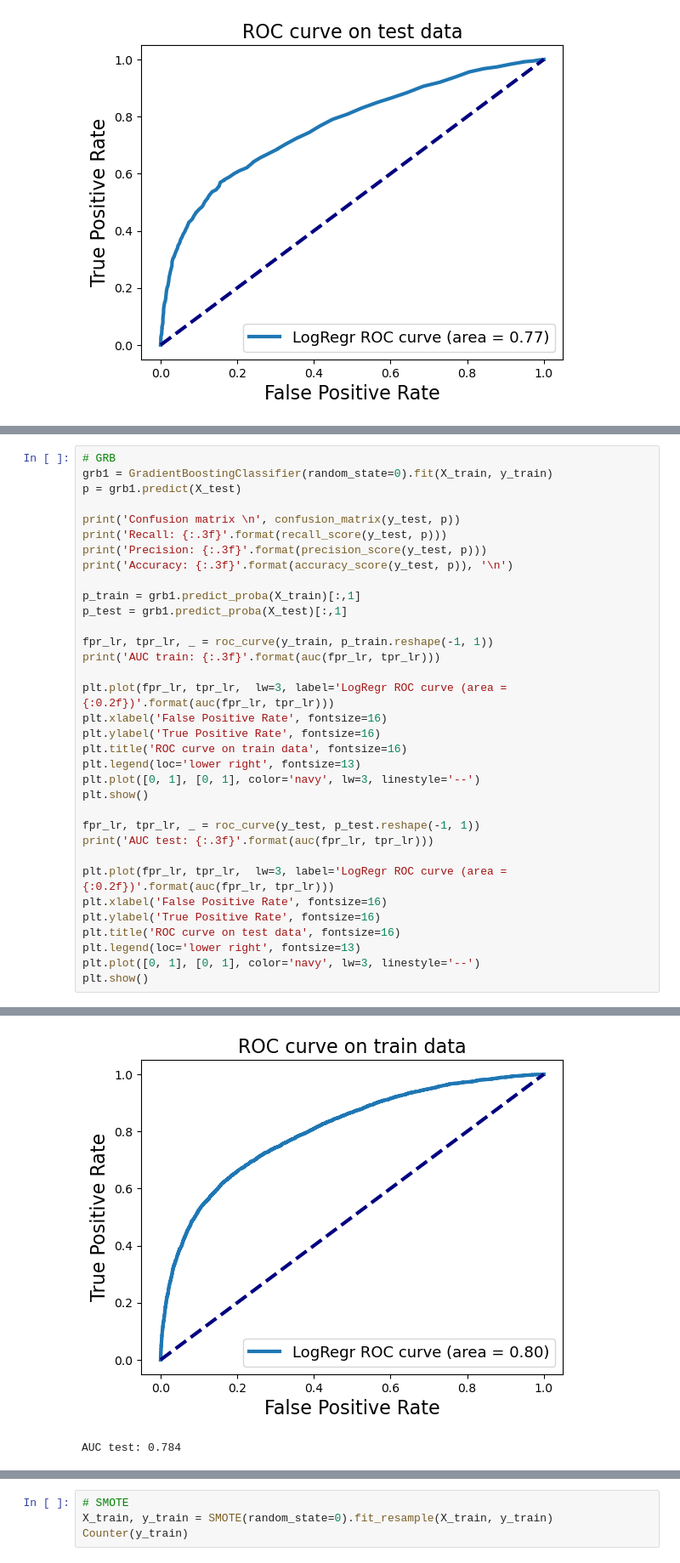
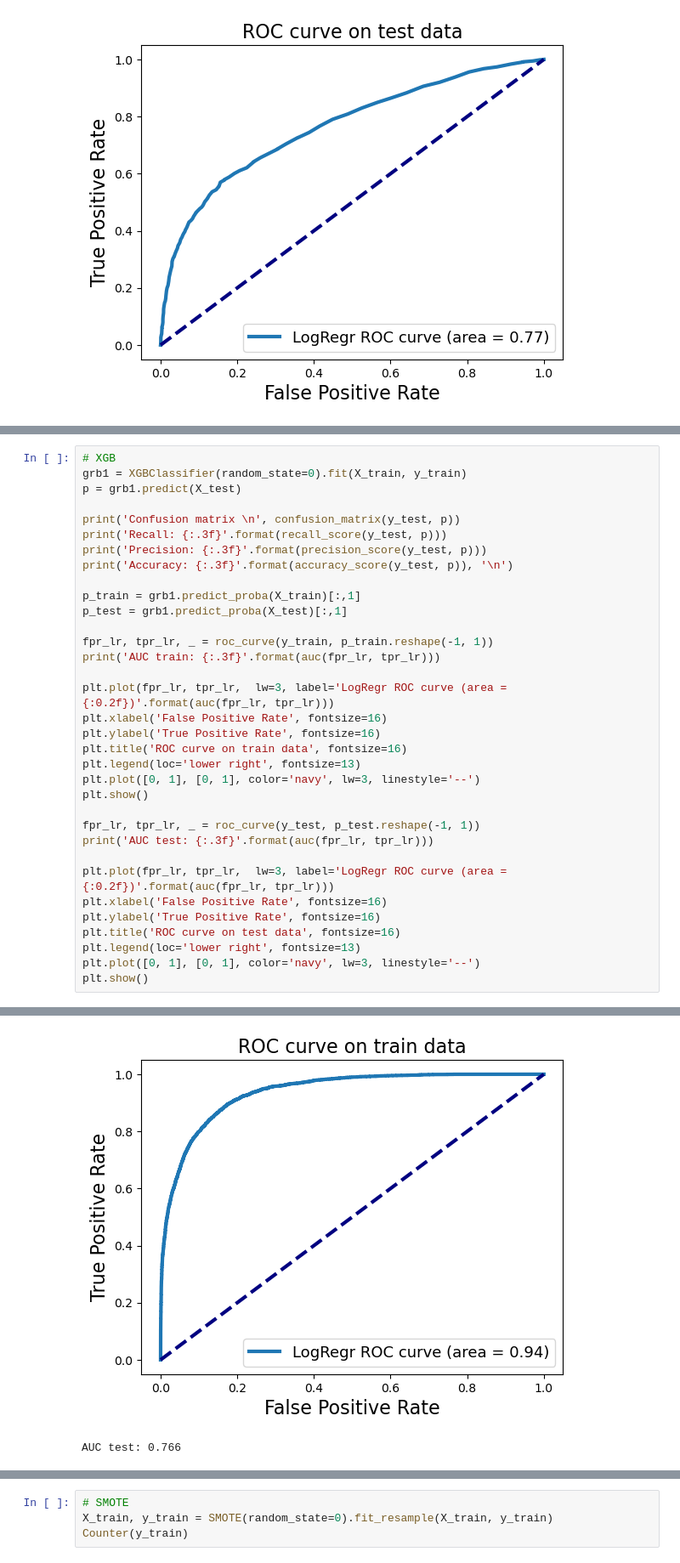
Before and after one commit to MathewShuvarikov/Python_and_R, a Jupyter notebook: Boosting/Credit_card_default.ipynb, the cells around one changed output, grey strips where cells are left out. Shown at 85% size. Saved outputs shown, nothing was run; the diff lists cells and outputs as text.

```diff
--- a/Boosting/Credit_card_default.ipynb
+++ b/Boosting/Credit_card_default.ipynb
@@ -187,6 +199,6 @@ AUC test: 0.765
 # %%
-# GRB
-grb1 = GradientBoostingClassifier(random_state=0).fit(X_train, y_train)
+# XGB
+grb1 = XGBClassifier(random_state=0).fit(X_train, y_train)
 p = grb1.predict(X_test)
 
 print('Confusion matrix \n', confusion_matrix(y_test, p))
@@ -230,2 +242,2 @@ AUC train: 0.804
-[figure, old version]
+[figure, new version]
-AUC test: 0.784
+AUC test: 0.766
```
Also changed, not shown: parts of 10 cells of this notebook, 3 other files.
